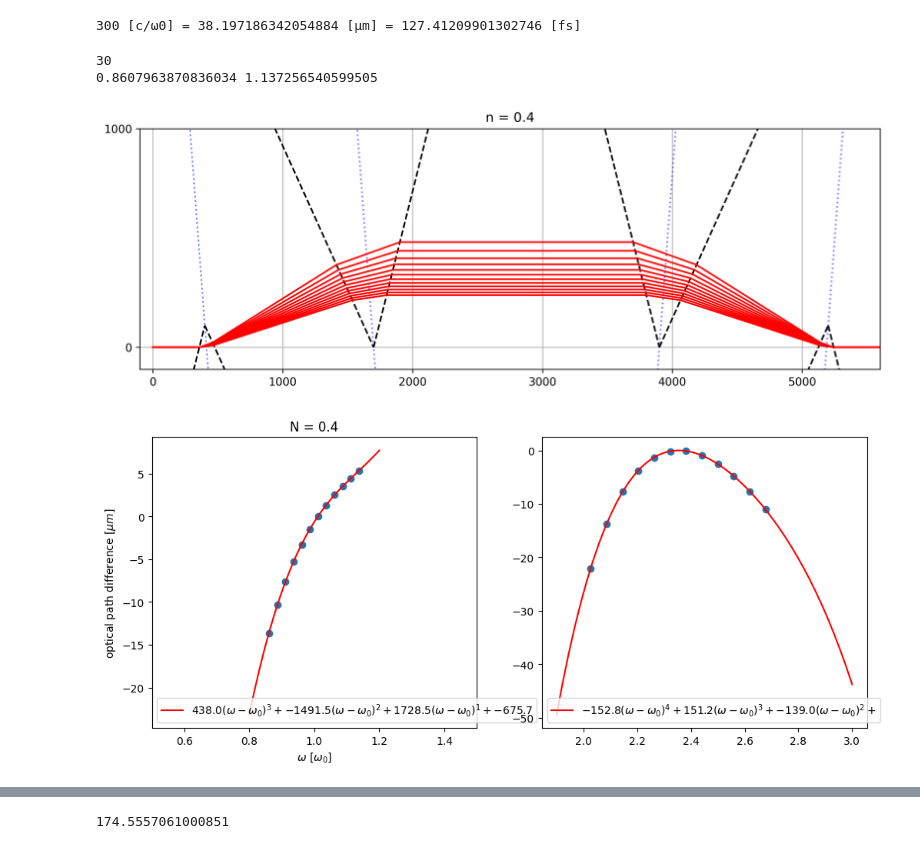
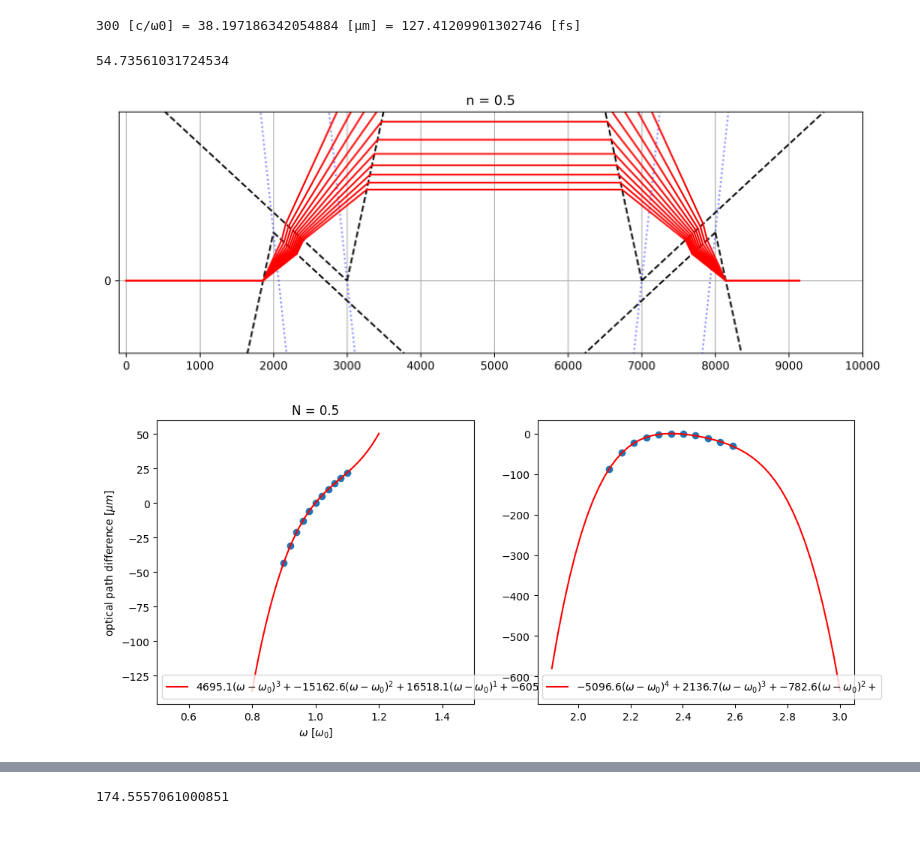
Before and after one commit to seavrut/osiris-simulations, a Jupyter notebook: raytracing.ipynb, the cells around one changed output, grey strips where cells are left out. Drawn from its saved outputs; the diff is of its cells as text; code cells hidden in the pictures.

```diff
--- a/raytracing.ipynb
+++ b/raytracing.ipynb
@@ -50,7 +52,7 @@ def n(omega, N:float):
 
 def n_osiris(om, N):
     n_str = str(N).replace('.', '-')
-    temp = np.genfromtxt('/Users/avrutsky/College/Lab/simulations/refractive/n/'+n_str+'.csv',
+    temp = np.genfromtxt('refractive/n/'+n_str+'.csv',
                              delimiter=',', skip_header=1, names=['omega', 'omega_rel', 'ReN', 'ImN'])
 
     n_out = np.zeros_like(om)
@@ -232,28 +234,30 @@ print(L, '[c/ω0] =', L * c/om_0, '[μm] =', L / om_0, '[fs]')
 # %%
 fig, ax = plt.subplots(1,1, dpi=300, figsize=(12,4))
 
-N = 0.4
-mirror = 2800
+N = 0.5
+mirror = 5000
 brewster = np.arctan2(n(1,N), 1)
 theta = np.arcsin(np.sin(brewster) / n(1,N)) * 180/np.pi
-theta = 30
+tip1 = (1500,200)
+tip2 = (3000,0)
+#theta = 30
 print(theta)
 
 c = 299792458*1e6*1e-15 # um / fs
 om_0 = 2*np.pi*c/0.8 # 1/fs
 #0.4, 30, (400,300), (1700, 0), 2100, 800))
-left_sides, right_sides, tips = plotPrisms(ax, N, (400,100),  (1700, 0), mirror, theta)
+left_sides, right_sides, tips = plotPrisms(ax, N, tip1, tip2, mirror, theta)
 
-om = w_2[7::8]
-print(om[0], om[-1])
-ax.set(ylim=[-100,1000], xlim=[-100,mirror*2], title='n = %.1f' % N)
+#om = w_2[7::8]
+#print(om[0], om[-1])
+ax.set(ylim=[-300,700], xlim=[-100,mirror*2], title='n = %.1f' % N)
 if True:
     ax.grid()
     ax.xaxis.set_major_locator(MultipleLocator(1000))
     ax.yaxis.set_major_locator(MultipleLocator(1000))
 
     #om = np.array([0.9, 1., 1.1])
-    #om = np.array([ 0.9, 0.92, 0.94, 0.96, 0.98, 1., 1.02, 1.04, 1.06, 1.08, 1.1])
+    om = np.array([ 0.9, 0.92, 0.94, 0.96, 0.98, 1., 1.02, 1.04, 1.06, 1.08, 1.1])
 
     #colors = [ 'darkred', 'red', 'orangered', 'orange', 'yellow', 'greenyellow', 'green', 'lightseagreen', 'deepskyblue', 'blue', 'aquamarine']
 
@@ -323,34 +327,33 @@ if True:
             z += coeff[i]*(x-om_0)**(len(coeff)-1-i)
             s += r'$%.1f (\omega-\omega_0)^%d + $' % (coeff[i], len(coeff)-1-i)
         ax[1].plot(x, z, label=s, c='r')#, label=r'n=0.4: $%.1f \omega^3 + %.1f \omega^2 + %.1f \omega + %.1f$' % (p_4[0], p_4[1], p_4[2], p_4[3]))
 
     # plot with n_osiris
     if False:
         coeff = np.polyfit(om_2-om_0, psi_osiris, 3)
         x = np.linspace(1.9, 3)
         y = np.zeros_like(x)
         s = ''
         for i in range(len(coeff)):
             y += coeff[i]*(x-om_0)**(len(coeff)-1-i)
             if len(coeff)-1-i != 0:
                 s += r'$%.1f (\omega-\omega_0)^%d + $' % (coeff[i], len(coeff)-1-i)
             else:
                 s += r'$%.1f$' % coeff[i]
         #ax[0].plot(x, y, label=s, c='r')#, label=r'n=0.4: $%.1f \omega^3 + %.1f \omega^2 + %.1f \omega + %.1f$' % (p_4[0], p_4[1], p_4[2], p_4[3]))
         #ax[0].legend()
 
         psi_shifted = psi_osiris - coeff[-2]*(om_2-om_0) - coeff[-1]
         ax[1].scatter(om_2, psi_shifted)
         z = np.zeros_like(x)
         s = ''
         for i in range(len(coeff)-2):
             z += coeff[i]*(x-om_0)**(len(coeff)-1-i)
             s += r'$%.1f (\omega-\omega_0)^%d + $' % (coeff[i], len(coeff)-1-i)
         ax[1].plot(x, z, label='OSIRIS: '+s, c='g')#, label=r'n=0.4: $%.1f \omega^3 + %.1f \omega^2 + %.1f \omega + %.1f$' % (p_4[0], p_4[1], p_4[2], p_4[3]))
 
     ax[1].legend()
 # %% [output]
-30
-0.8607963870836034 1.137256540599505
+54.73561031724534
-[figure, old version]
+[figure, new version]
-[figure, old version]
+[figure, new version]
```
Also changed, not shown: parts of 6 cells of this notebook, 6 other files.
